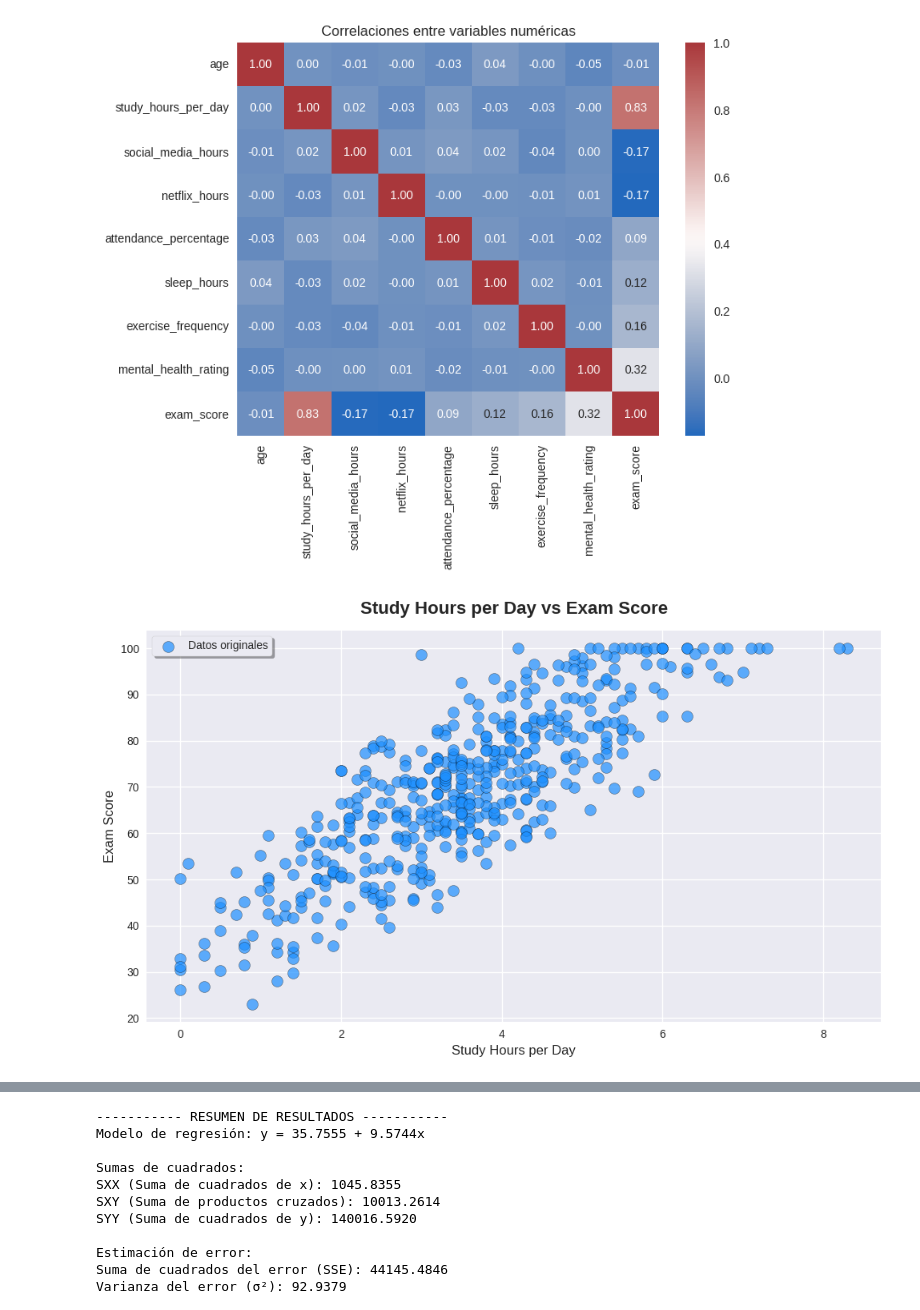
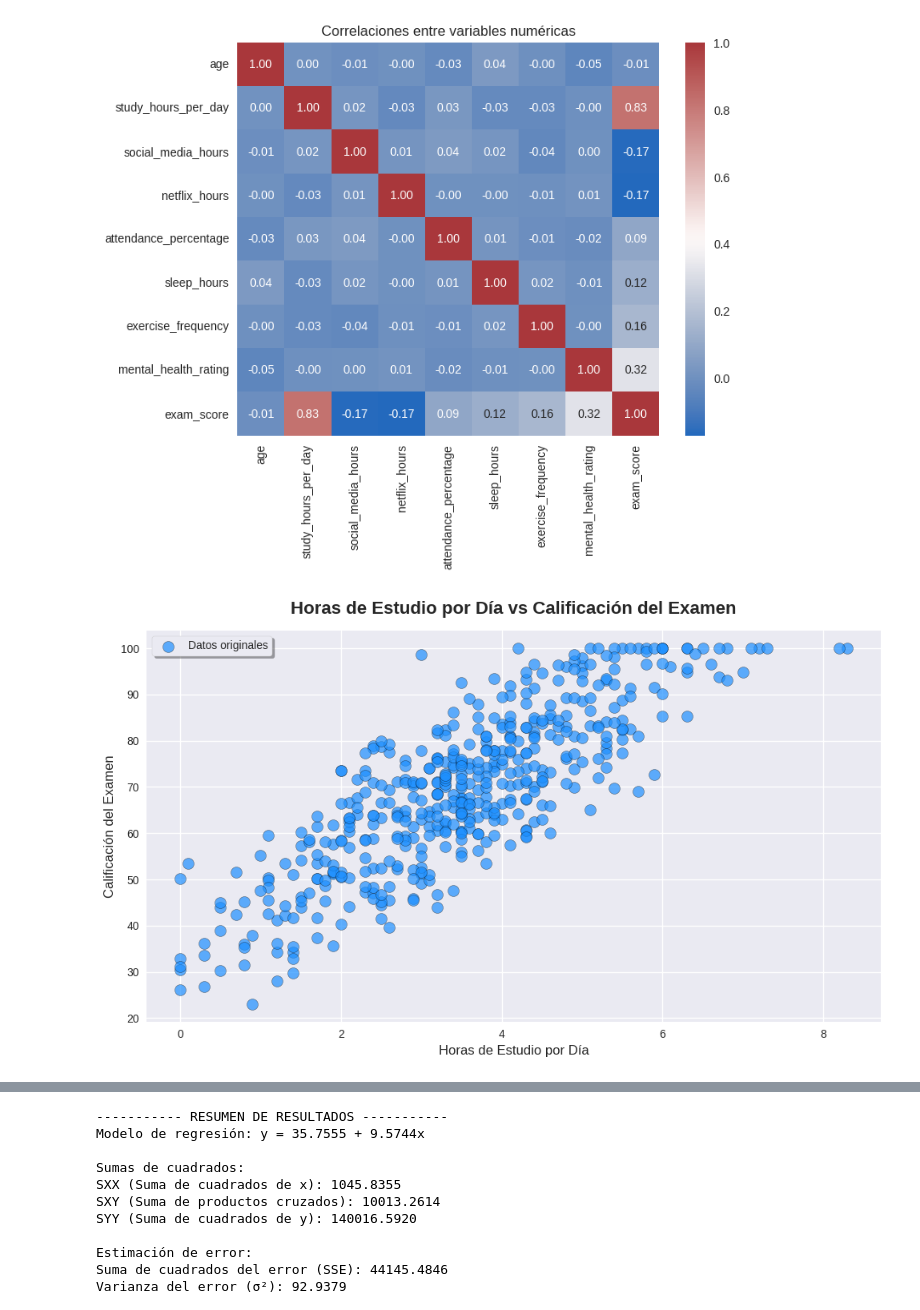
Before and after one commit to Jeymar06/ProyectoEstadisticaII, a Jupyter notebook: ProyectoEstadisticaII.ipynb, the cells around one changed output, grey strips where cells are left out. Saved outputs shown, nothing was run; the diff lists cells and outputs as text; code cells hidden in the pictures.

```diff
--- a/ProyectoEstadisticaII.ipynb
+++ b/ProyectoEstadisticaII.ipynb
@@ -167,21 +167,15 @@ y = df_g['exam_score'].to_numpy()
 # %%
 #@title **Grafca De Dispersion**
 
 sns.set_style("whitegrid")
 plt.style.use('seaborn-v0_8')
-
 plt.figure(figsize=(10, 6))
-
 plt.scatter(x, y, color='dodgerblue', s=100, edgecolor='black', alpha=0.7, label='Datos originales')
-
-plt.title('Study Hours per Day vs Exam Score', fontsize=16, fontweight='bold', pad=15)
-plt.xlabel('Study Hours per Day', fontsize=12)
-plt.ylabel('Exam Score', fontsize=12)
-
+plt.title('Horas de Estudio por Día vs Calificación del Examen', fontsize=16, fontweight='bold', pad=15)
+plt.xlabel('Horas de Estudio por Día', fontsize=12)
+plt.ylabel('Calificación del Examen', fontsize=12)
 plt.legend(fontsize=10, loc='best', frameon=True, shadow=True)
-
 plt.tight_layout()
-
 plt.show()
 # %% [output]
-[figure, old version]
+[figure, new version]
```
Also changed, not shown: parts of 23 cells of this notebook.
